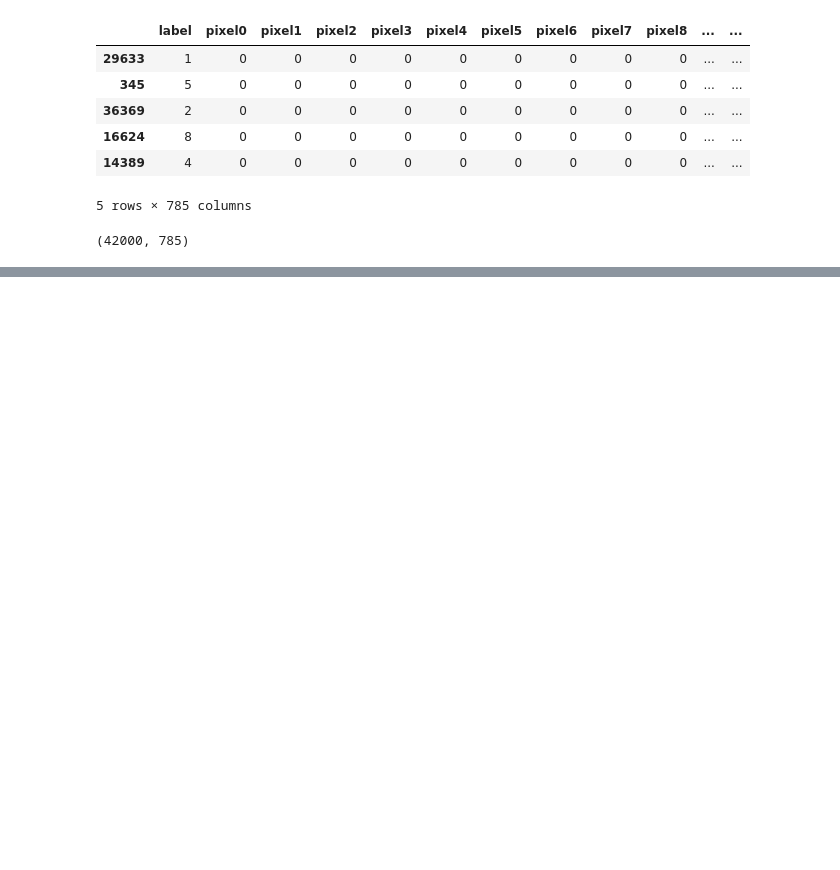
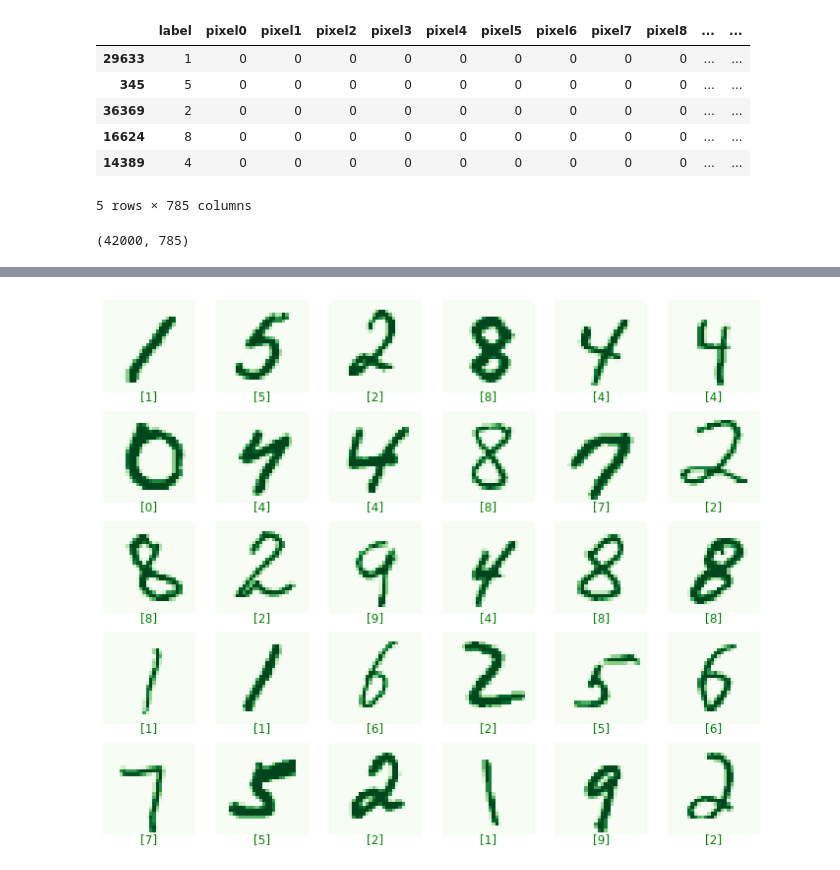
Before and after one commit to bakana808/ee445-final, a Jupyter notebook: MNIST.ipynb, the cells around one changed output, grey strips where cells are left out. Cells and saved outputs as stored; diff of their text form; code cells hidden in the pictures; blank space fills up the shorter version.

```diff
--- a/MNIST.ipynb
+++ b/MNIST.ipynb
@@ -37,4 +37,8 @@ df_train.shape
 sample_size = df_train.shape[0] #Training set size
 validation_size = int(df_train.shape[0]*0.1) #Validation set (10% data)
 
-train_x = np.asarray(df_train.iloc)
+train_x = np.asarray(df_train.iloc[:sample_size-validation_size:,1:]).reshape([sample_size-validation_size,28,28,1]) #input columns
+train_y = np.asarray(df_train.iloc[:sample_size-validation_size,0]).reshape([sample_size-validation_size,1]) #desired output column(column 0)
+
+val_x = np.asarray(df_train.iloc[sample_size-validation_size:,1:]).reshape([validation_size,28,28,1])
+val_y = np.asarray(df_train.iloc[sample_size-validation_size:,0]).reshape([validation_size,1])
@@ -40,0 +52,6 @@ train_x = np.asarray(df_train.iloc)
+# %%
+#normalize data
+#divide by max pixel value range
+train_x = train_x/255
+val_x = val_x/255
+test_x = test_x/255
@@ -40,0 +98,16 @@ train_x = np.asarray(df_train.iloc)
+# %%
+#visualize first 30 images w/ labels
+rows = 5
+cols = 6
+
+f = plt.figure(figsize = (2*cols,2*rows)) #define figure
+
+for i in range(rows*cols):
+    f.add_subplot(rows,cols,i+1)
+    plt.imshow(train_x[i].reshape([28,28]),cmap = "Greens")
+    plt.axis("off")
+    plt.title(str(train_y[i]), y = -0.15, color = "green")
+
+plt.savefig("digit_visual.png")
+# %% [output]
+[figure, added]
```
Also changed, not shown: parts of 5 cells of this notebook.
